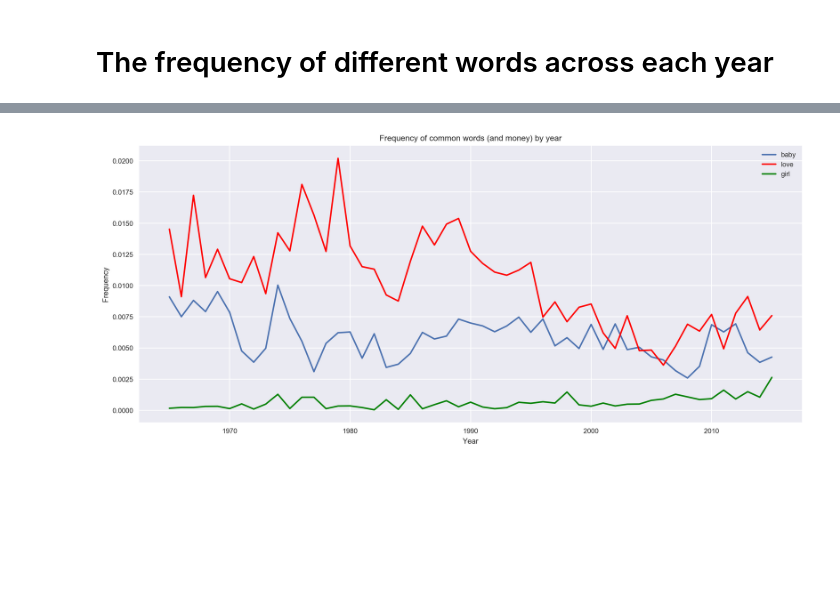
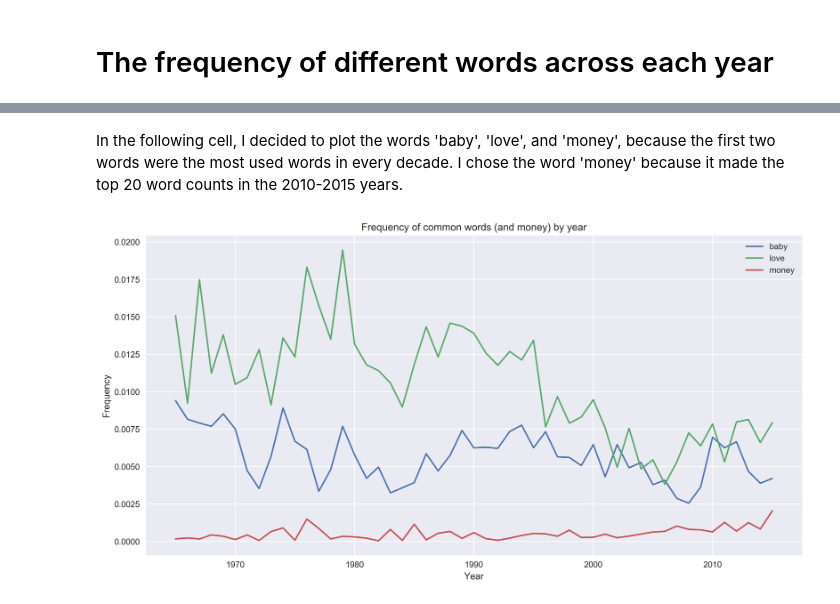
Before and after one commit to jasonsjiang/Notebooks, a Jupyter notebook: billboard-exploration.ipynb, the cells around one changed output, grey strips where cells are left out. Drawn from its saved outputs; the diff is of its cells as text; code cells hidden in the pictures; blank space fills up the shorter version.

```diff
--- a/billboard-exploration.ipynb
+++ b/billboard-exploration.ipynb
@@ -369,16 +482,18 @@ plot_donut(words6, count6, 2010)
 # %%
-removed_null_lyrics = lyrics[lyrics['Lyrics'].notnull()]
+removed_null_lyrics = lyrics.loc[lyrics['Lyrics'].notnull()]
 
+#Tokenizing lyrics
 tokens = []
 for i in removed_null_lyrics['Lyrics']:
     tokens.append([word.lower() for sent in nltk.sent_tokenize(i) for word in nltk.word_tokenize(sent)])
-
 removed_null_lyrics['Tokenized Lyrics'] = tokens
 
+#Further cleaning the data by taking out any lyrics that were empty.
 for_indexing =[]
-for i in  removed_null_lyrics['Tokenized Lyrics'].values:
+for i in removed_null_lyrics['Tokenized Lyrics'].values:
     if len(i) > 0:
         for_indexing.append(True)
     else:
         for_indexing.append(False)
-only_w_lyrics = removed_null_lyrics[for_indexing]
+
+only_w_lyrics = removed_null_lyrics.loc[for_indexing]
@@ -391,37 +504,33 @@ See the caveats in the documentation: http://pandas.pydata.org/pandas-docs/stabl
 # %%
 def find_freq(word):
-    year_freq_ = {}
+    year_freq = {}
     for i in np.arange(1965, 2016):
-        counts = 0
-        length_song = 0
+        freq = np.array([])
+        length_song = np.array([])
         lyrics_year = only_w_lyrics[only_w_lyrics['Year'] == i]['Tokenized Lyrics'].values
         for song in lyrics_year:
-            counts += np.count_nonzero(np.asarray(song) == word)
-            length_song += len(song)
-        year_freq[i] = counts / length_song
+            freq = np.append(freq, np.count_nonzero(np.asarray(song) == word) / len(song))
+        year_freq[i] = np.mean(freq)
     return year_freq
 
 def freq_to_df(dict_of_freq):
-    year = []
-    freq = []
-    for yr, f in dict_of_freq.items():
-        year.append(yr)
-        freq.append(f)
-    return pd.DataFrame(data={'Year': year, 'Frequency': freq})[['Year', 'Frequency']]
+    return pd.DataFrame(data={'Year': list(dict_of_freq.keys()), 'Frequency': list(dict_of_freq.values())})[['Year', 'Frequency']]
+# %% [markdown]
+In the following cell, I decided to plot the words 'baby', 'love', and 'money', because the first two words were the most used words in every decade. I chose the word 'money' because it made the top 20 word counts in the 2010-2015 years.
 # %%
 baby_freq = freq_to_df(find_freq('baby'))
 love_freq = freq_to_df(find_freq('love'))
 money_freq = freq_to_df(find_freq('money'))
-plt.figure(dpi=300, figsize=(14, 6));
+plt.figure(dpi=300, figsize=(14, 7));
 
 plt.plot(baby_freq['Year'].values, baby_freq['Frequency'].values)
-plt.plot(love_freq['Year'].values, love_freq['Frequency'].values, color='r')
-plt.plot(money_freq['Year'].values, money_freq['Frequency'].values, color='g')
+plt.plot(love_freq['Year'].values, love_freq['Frequency'].values)
+plt.plot(money_freq['Year'].values, money_freq['Frequency'].values)
 
 plt.xlabel('Year')
 plt.ylabel('Frequency')
 plt.title("Frequency of common words (and money) by year")
-plt.legend(['baby', 'love', 'girl'])
+plt.legend(['baby', 'love', 'money'])
 plt.show();
 # %% [output]
-[figure, old version]
+[figure, new version]
```
Also changed, not shown: parts of 114 cells of this notebook, 1 other file.
